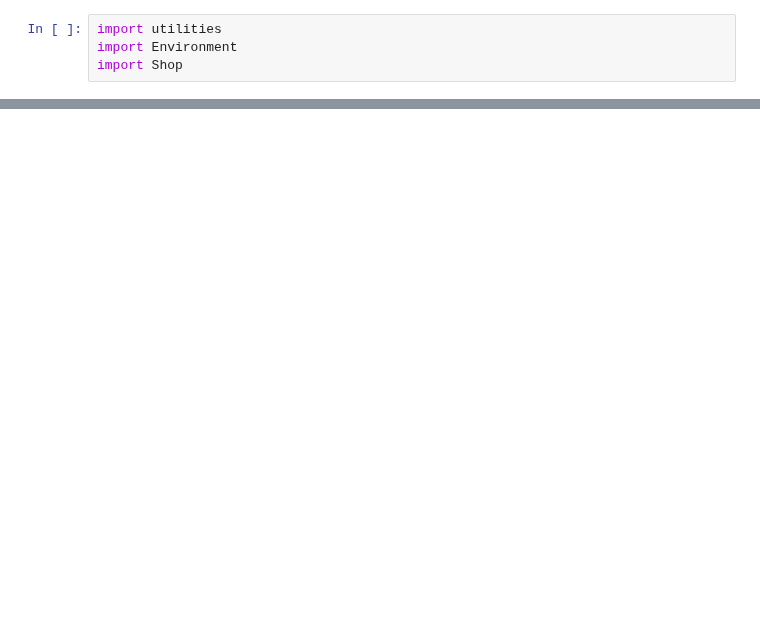
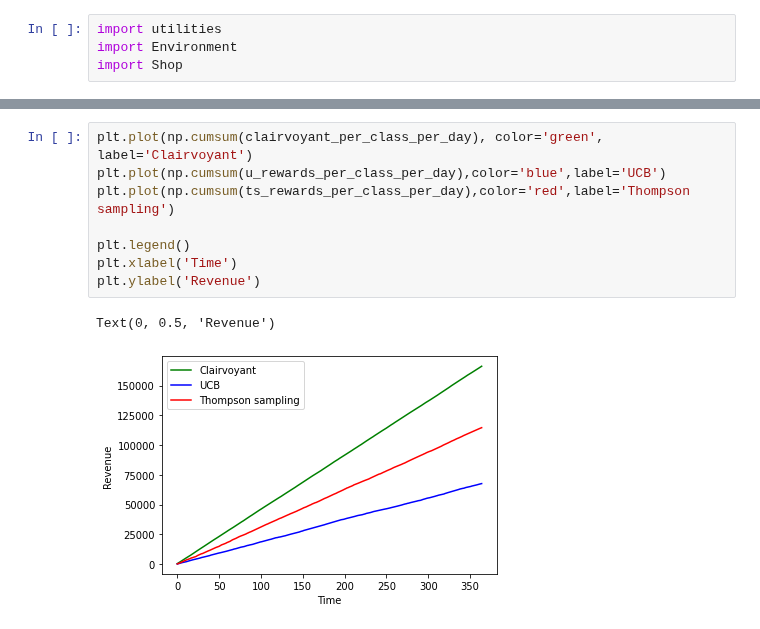
Before and after one commit to AliceCasali/Data_Intelligence_Application, a Jupyter notebook: step3.ipynb, the cells around one changed output, grey strips where cells are left out. Drawn from its saved outputs; the diff is of its cells as text; blank space fills up the shorter version.

```diff
--- a/step3.ipynb
+++ b/step3.ipynb
@@ -94,0 +173,11 @@ for ax in axs.flat:
+# %%
+plt.plot(np.cumsum(clairvoyant_per_class_per_day), color='green', label='Clairvoyant')
+plt.plot(np.cumsum(u_rewards_per_class_per_day),color='blue',label='UCB')
+plt.plot(np.cumsum(ts_rewards_per_class_per_day),color='red',label='Thompson sampling')
+
+plt.legend()
+plt.xlabel('Time')
+plt.ylabel('Revenue')
+# %% [output]
+Text(0, 0.5, 'Revenue')
+[figure, added]
```
Also changed, not shown: parts of 10 cells of this notebook, 4 other files.
